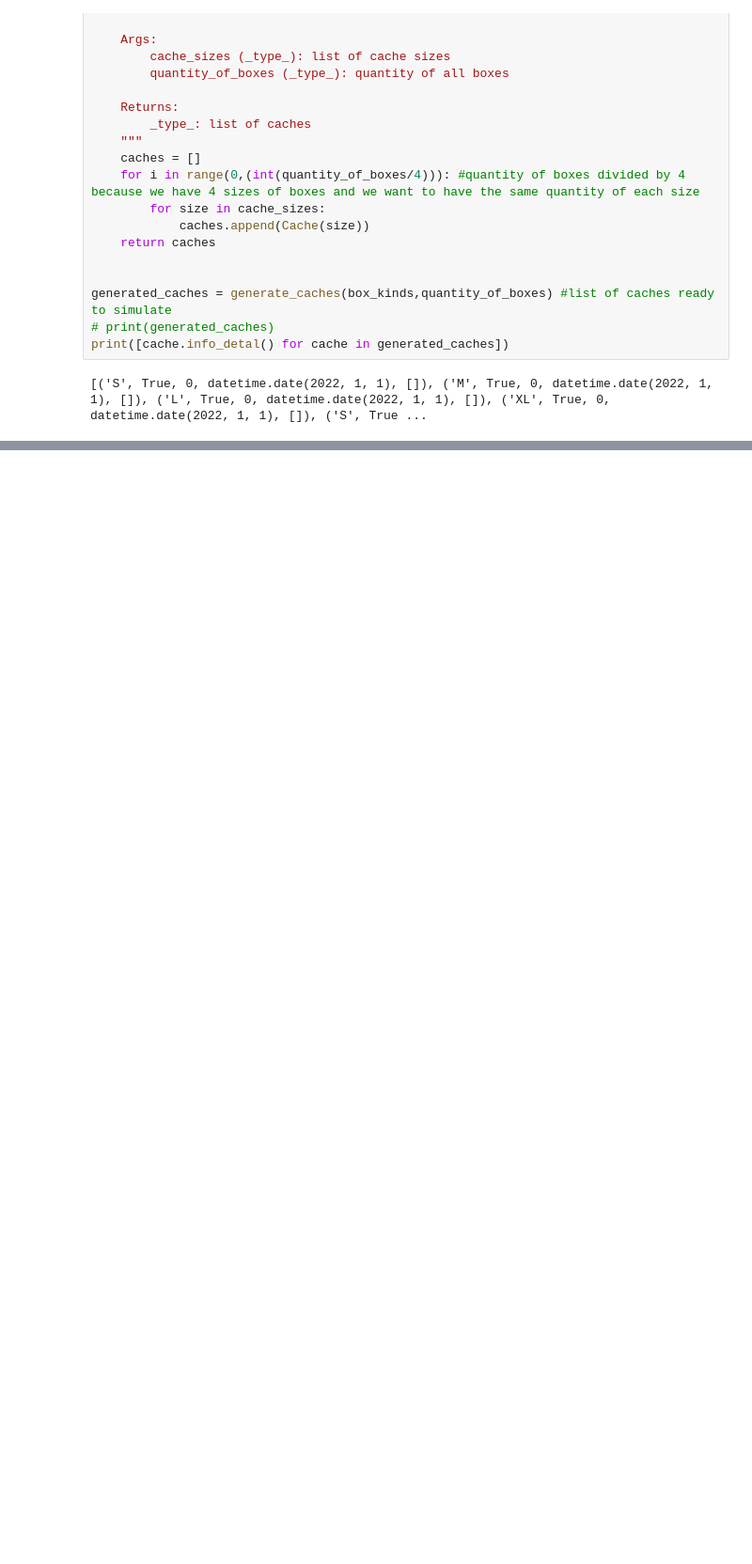
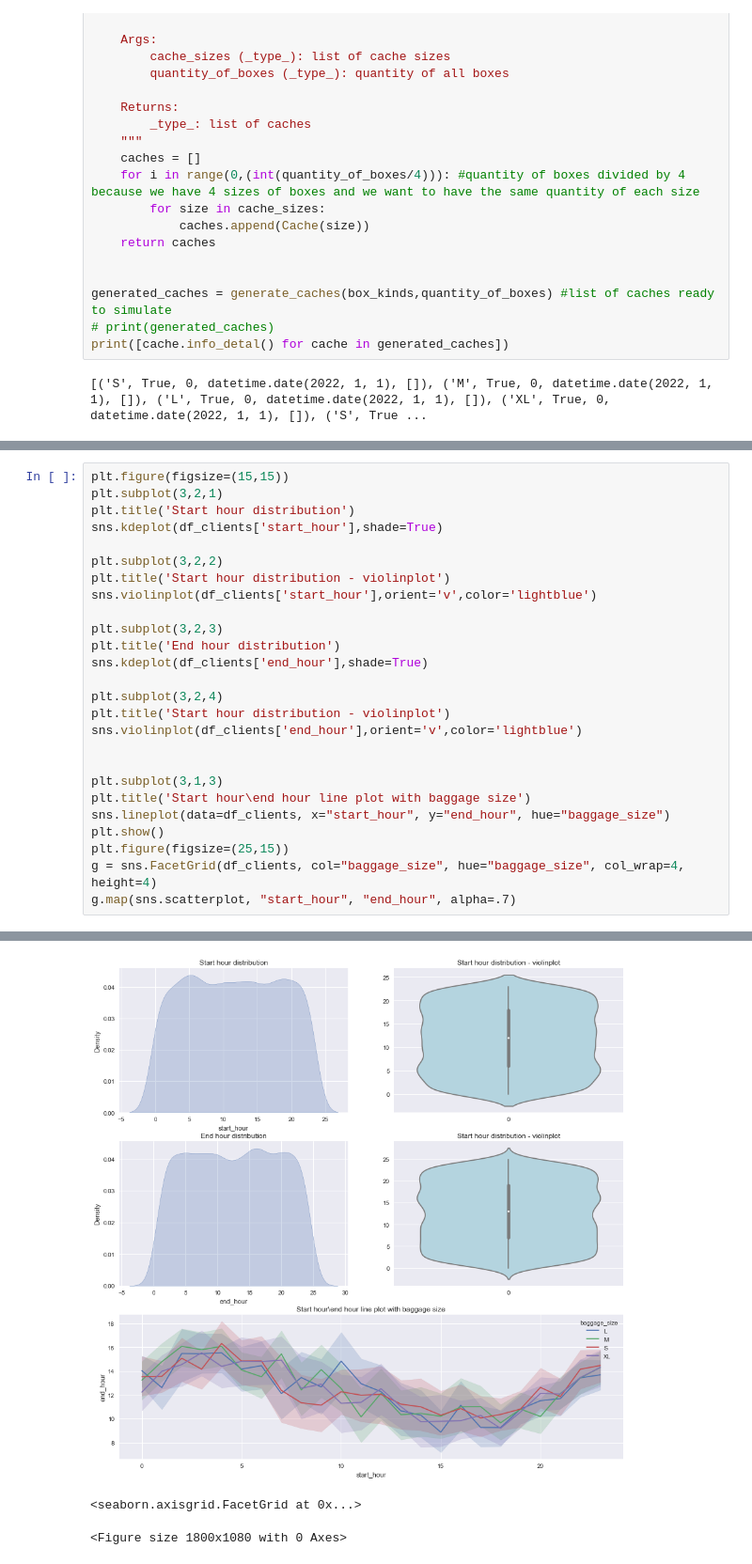
Before and after one commit to PrzemQQ/SK_project, a Jupyter notebook: jupyter_main.ipynb, the cells around one changed output, grey strips where cells are left out. Shown at 94% size. Cells and saved outputs as stored; diff of their text form; blank space fills up the shorter version.

```diff
--- a/jupyter_main.ipynb
+++ b/jupyter_main.ipynb
@@ -360,0 +433,27 @@ print([cache.info_detal() for cache in generated_caches])
+# %%
+plt.figure(figsize=(15,15))
+plt.subplot(3,2,1)
+plt.title('Start hour distribution')
+sns.kdeplot(df_clients['start_hour'],shade=True)
+
+plt.subplot(3,2,2)
+plt.title('Start hour distribution - violinplot')
+sns.violinplot(df_clients['start_hour'],orient='v',color='lightblue')
+
+plt.subplot(3,2,3)
+plt.title('End hour distribution')
+sns.kdeplot(df_clients['end_hour'],shade=True)
+
+plt.subplot(3,2,4)
+plt.title('Start hour distribution - violinplot')
+sns.violinplot(df_clients['end_hour'],orient='v',color='lightblue')
+
+
+plt.subplot(3,1,3)
+plt.title('Start hour\end hour line plot with baggage size')
+sns.lineplot(data=df_clients, x="start_hour", y="end_hour", hue="baggage_size")
+plt.show()
+plt.figure(figsize=(25,15))
+g = sns.FacetGrid(df_clients, col="baggage_size", hue="baggage_size", col_wrap=4, height=4)
+g.map(sns.scatterplot, "start_hour", "end_hour", alpha=.7)
+# %% [output]
@@ -360,0 +469,3 @@ print([cache.info_detal() for cache in generated_caches])
+[figure, added]
+<seaborn.axisgrid.FacetGrid at 0x...>
+<Figure size 1800x1080 with 0 Axes>
```
Also changed, not shown: parts of 17 cells of this notebook, 1 other file.
